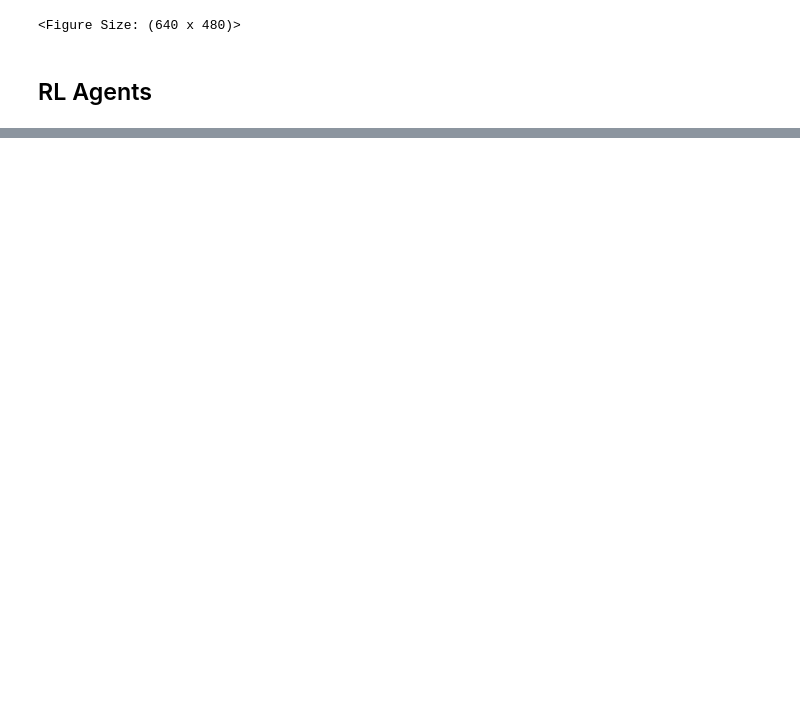
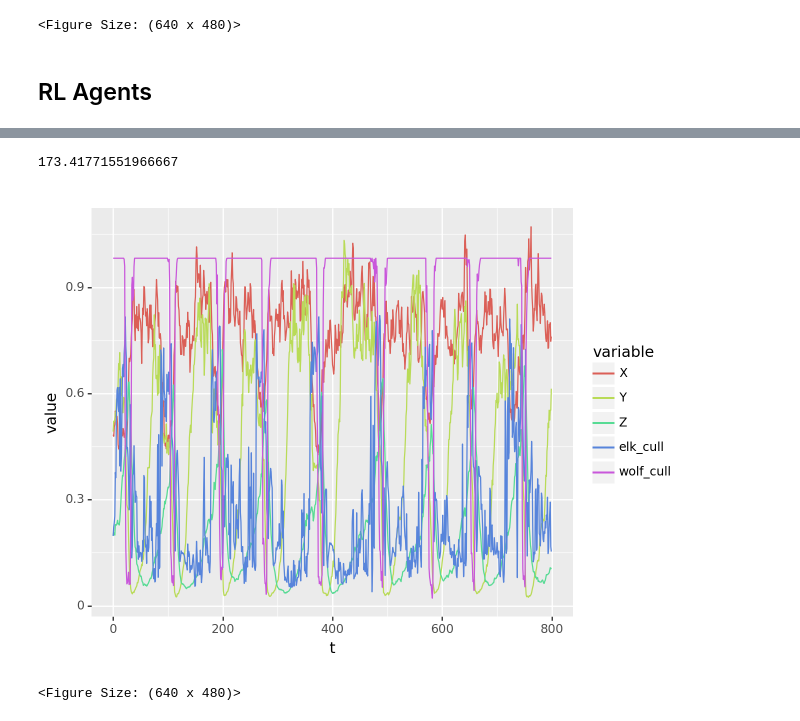
Before and after one commit to cboettig/rl-minicourse, a Jupyter notebook: challenge.ipynb, the cells around one changed output, grey strips where cells are left out. Drawn from its saved outputs; the diff is of its cells as text; code cells hidden in the pictures; blank space fills up the shorter version.

```diff
--- a/challenge.ipynb
+++ b/challenge.ipynb
@@ -247,3 +249,37 @@ ggplot(dfl, aes("t", "value", color="variable")) + geom_line()
 model = TQC("MlpPolicy", env, verbose=0, tensorboard_log="log", use_sde=True)
 model.learn(total_timesteps=1_000_000)
 model.save("tqc_cairbou2")
+# %%
+
+model = TQC("MlpPolicy", env)
+agent = model.load("tqc_cairbou2")
+df = []
+episode_reward = 0
+observation, _ = env.reset()
+for t in range(env.Tmax):
+  action, _ = agent.predict(observation, deterministic=True)
+  obs = env.population_units(observation) # natural units
+  effort = (action + 1)/2
+  df.append(np.append(np.append([t, episode_reward], effort), obs))
+
+  observation, reward, terminated, done, info = env.step(action)
+  episode_reward += reward
+  if terminated or done:
+    break
+
+episode_reward
+# %% [output]
+173.41771551966667
+# %%
+import polars as pl
+from plotnine import ggplot, aes, geom_line
+cols = ["t", "reward", "elk_cull", "wolf_cull", "X", "Y", "Z"]
+
+dfl = (pl.DataFrame(df, schema=cols).
+        select(["t", "elk_cull", "wolf_cull", "X", "Y", "Z"]).
+        melt("t")
+      )
+ggplot(dfl, aes("t", "value", color="variable")) + geom_line()
+# %% [output]
+[figure, added]
+<Figure Size: (640 x 480)>
```
Also changed, not shown: parts of 5 cells of this notebook.
